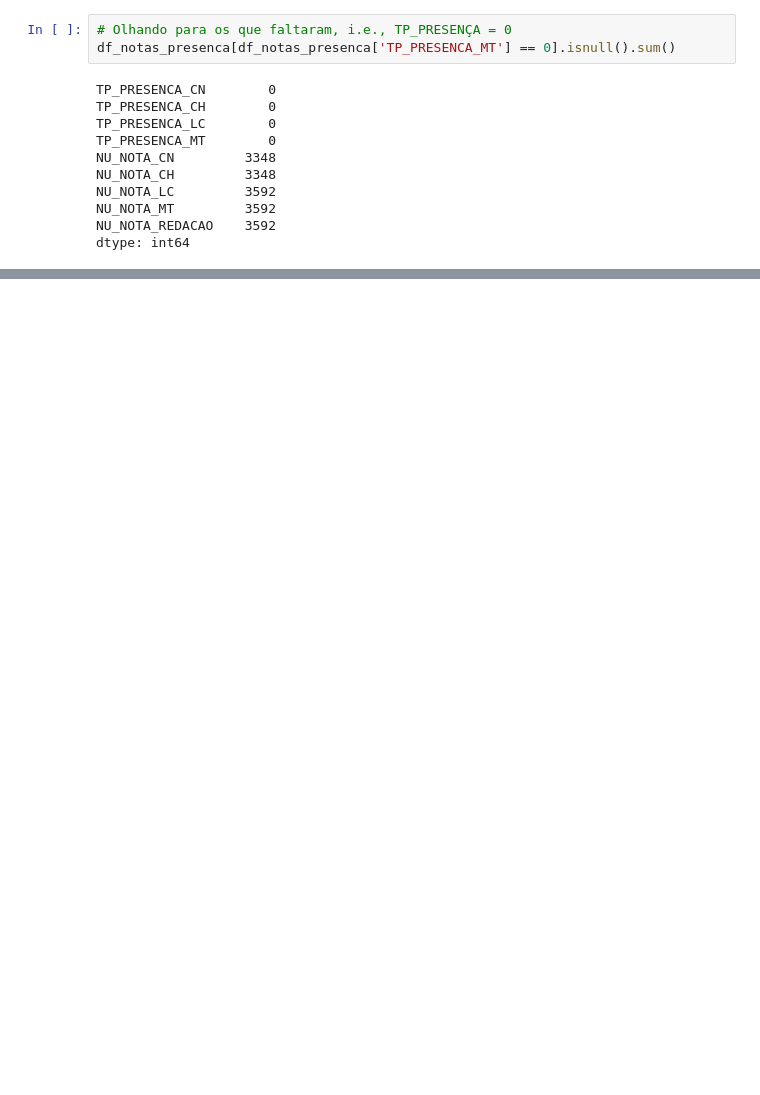
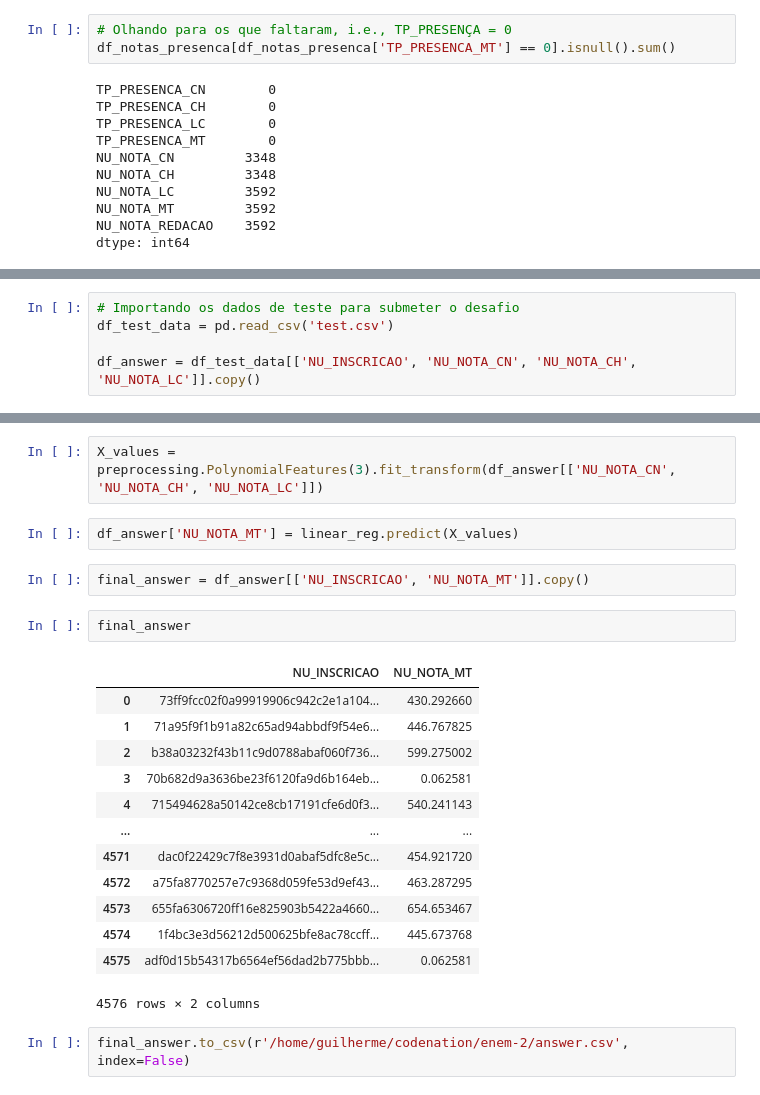
Before and after one commit to guilherme-fuzi/desafio-enem2016, a Jupyter notebook: enem2016.ipynb, the cells around one changed output, grey strips where cells are left out. Drawn from its saved outputs; the diff is of its cells as text; blank space fills up the shorter version.

```diff
--- a/enem2016.ipynb
+++ b/enem2016.ipynb
@@ -373,0 +406,5 @@ resposta_final.to_csv(r'/home/guilherme/codenation/enem-2/answer.csv', index=Fal
+# %%
+# Importando os dados de teste para submeter o desafio
+df_test_data = pd.read_csv('test.csv')
+
+df_answer = df_test_data[['NU_INSCRICAO', 'NU_NOTA_CN', 'NU_NOTA_CH', 'NU_NOTA_LC']].copy()
@@ -373,0 +421,24 @@ resposta_final.to_csv(r'/home/guilherme/codenation/enem-2/answer.csv', index=Fal
+# %%
+X_values = preprocessing.PolynomialFeatures(3).fit_transform(df_answer[['NU_NOTA_CN', 'NU_NOTA_CH', 'NU_NOTA_LC']])
+# %%
+df_answer['NU_NOTA_MT'] = linear_reg.predict(X_values)
+# %%
+final_answer = df_answer[['NU_INSCRICAO', 'NU_NOTA_MT']].copy()
+# %%
+final_answer
+# %% [output]
+|  | NU_INSCRICAO | NU_NOTA_MT |
+| 0 | 73ff9fcc02f0a99919906c942c2e1a104... | 430.292660 |
+| 1 | 71a95f9f1b91a82c65ad94abbdf9f54e6... | 446.767825 |
+| 2 | b38a03232f43b11c9d0788abaf060f736... | 599.275002 |
+| 3 | 70b682d9a3636be23f6120fa9d6b164eb... | 0.062581 |
+| 4 | 715494628a50142ce8cb17191cfe6d0f3... | 540.241143 |
+| ... | ... | ... |
+| 4571 | dac0f22429c7f8e3931d0abaf5dfc8e5c... | 454.921720 |
+| 4572 | a75fa8770257e7c9368d059fe53d9ef43... | 463.287295 |
+| 4573 | 655fa6306720ff16e825903b5422a4660... | 654.653467 |
+| 4574 | 1f4bc3e3d56212d500625bfe8ac78ccff... | 445.673768 |
+| 4575 | adf0d15b54317b6564ef56dad2b775bbb... | 0.062581 |
+4576 rows × 2 columns
+# %%
+final_answer.to_csv(r'/home/guilherme/codenation/enem-2/answer.csv', index=False)
```
Also changed, not shown: parts of 59 cells of this notebook.
